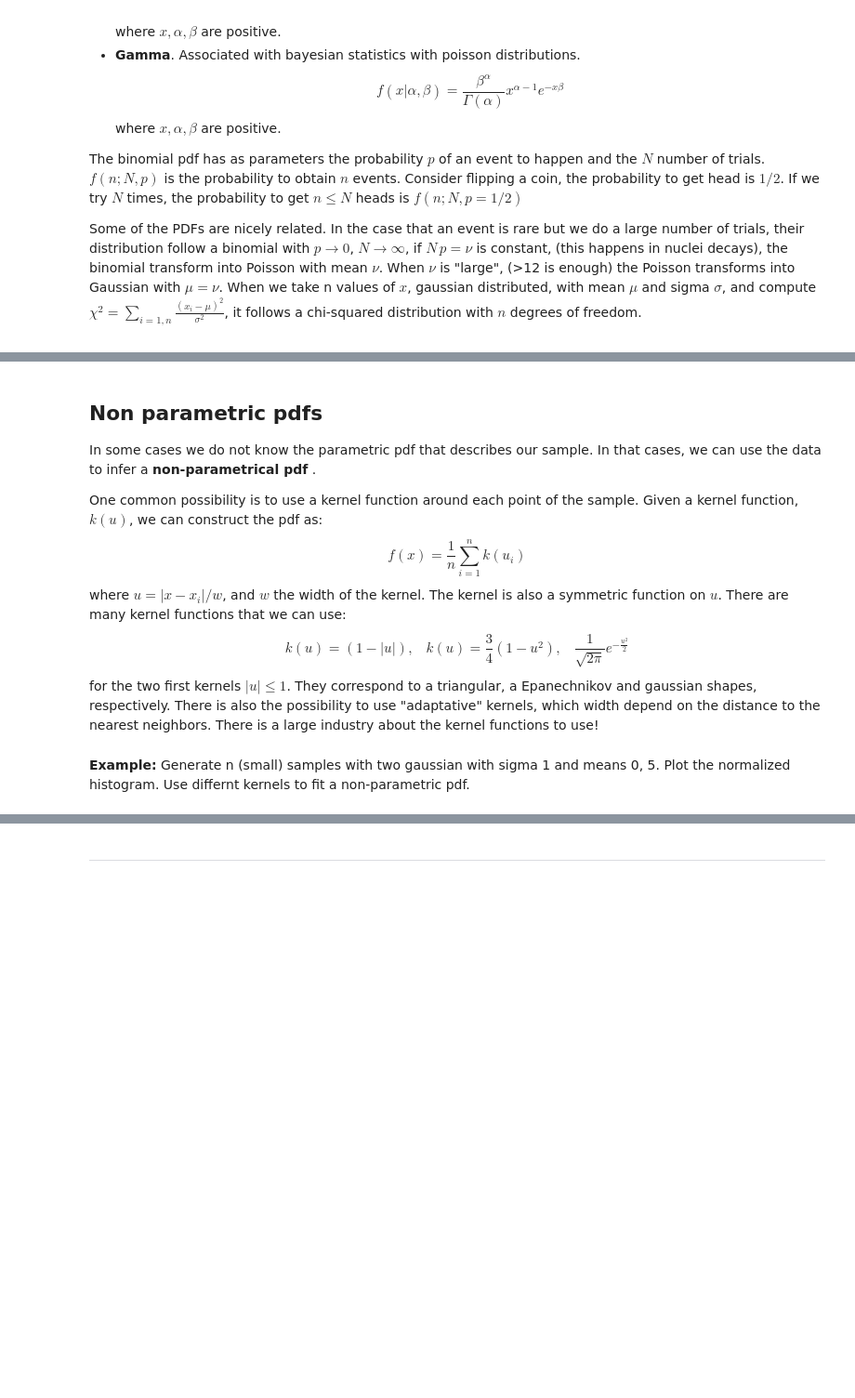
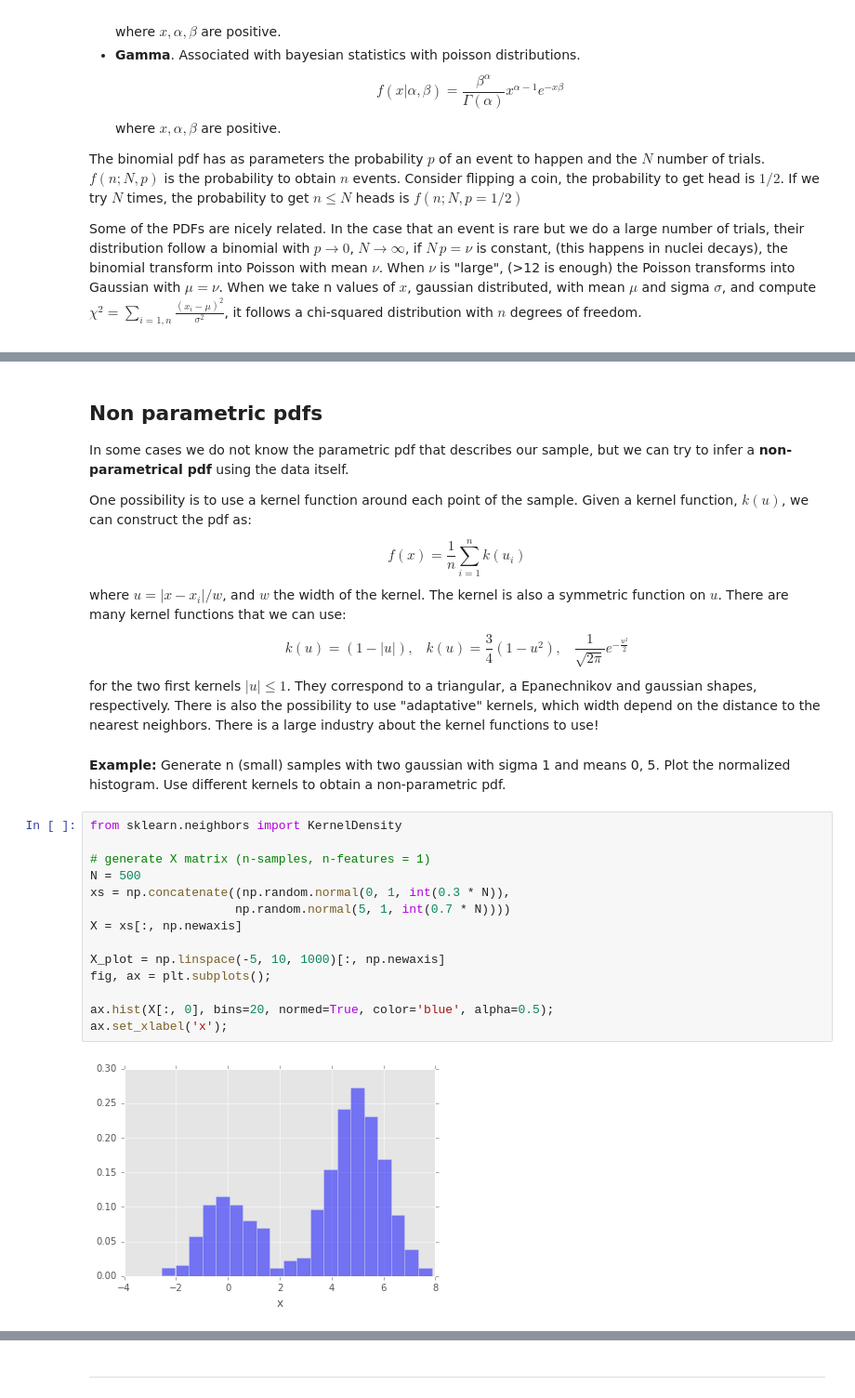
Before and after one commit to jahernando/uscdatanacourse, a Jupyter notebook: General.ipynb, the cells around one changed output, grey strips where cells are left out. Shown at 93% size. Cells and saved outputs as stored; diff of their text form; blank space fills up the shorter version.

```diff
--- a/General.ipynb
+++ b/General.ipynb
@@ -373,10 +382,9 @@ Some of the PDFs are nicely related. In the case that an event is rare but we do
 # %% [markdown]
 ## Non parametric pdfs
 
-In some cases we do not know the parametric pdf that describes our sample.
-In that cases, we can use the data to infer a **non-parametrical pdf** .
+In some cases we do not know the parametric pdf that describes our sample, but we can try to infer a **non-parametrical pdf** using the data itself.
 
-One common possibility is to use a kernel function around each point of the sample. Given a kernel function, $k(u)$, we can construct the pdf as:
+One possibility is to use a kernel function around each point of the sample. Given a kernel function, $k(u)$, we can construct the pdf as:
 $$
 f(x) = \frac{1}{n} \sum_{i=1}^{n} k(u_i)
 $$
@@ -387,5 +395,21 @@ $$
 for the two first kernels $|u|\le 1$. They correspond to a triangular, a Epanechnikov and gaussian shapes, respectively. There is also the possibility to use "adaptative" kernels, which width depend on the distance to the nearest neighbors. There is a large industry about the kernel functions to use!
 # %% [markdown]
 **Example:** Generate n (small) samples with two gaussian with sigma 1 and means 0, 5.
-Plot the normalized histogram. Use differnt kernels to fit a non-parametric pdf.
+Plot the normalized histogram. Use different kernels to obtain a non-parametric pdf.
+# %%
+from sklearn.neighbors import KernelDensity
+
+# generate X matrix (n-samples, n-features = 1)
+N = 500
+xs = np.concatenate((np.random.normal(0, 1, int(0.3 * N)),
+                    np.random.normal(5, 1, int(0.7 * N))))
+X = xs[:, np.newaxis]
+
+X_plot = np.linspace(-5, 10, 1000)[:, np.newaxis]
+fig, ax = plt.subplots();
+
+ax.hist(X[:, 0], bins=20, normed=True, color='blue', alpha=0.5);
+ax.set_xlabel('x');
+# %% [output]
+[figure, added]
 # %%
```
Also changed, not shown: parts of 12 cells of this notebook, 4 other files.
